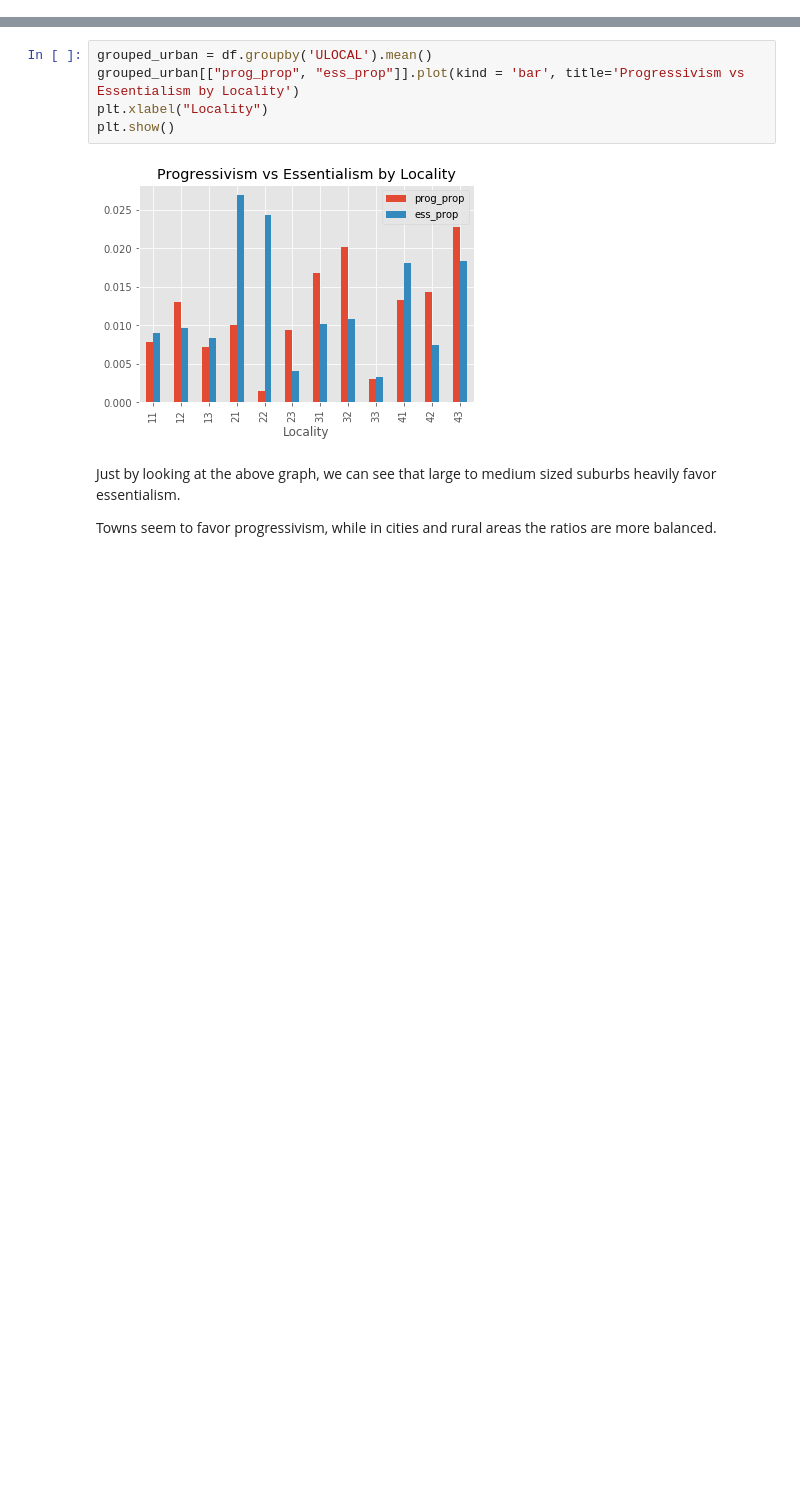
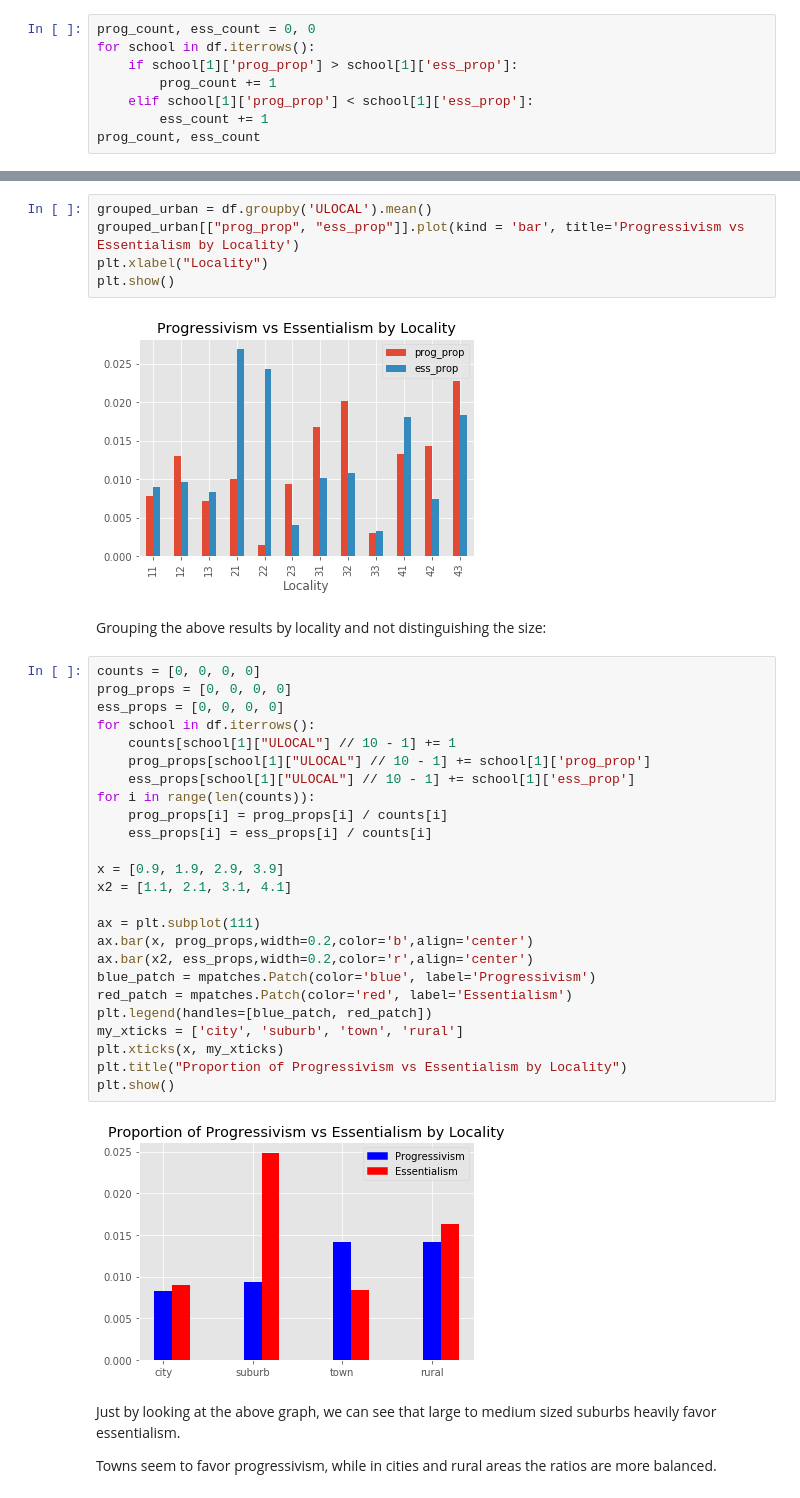
Before and after one commit to comp-strat/text_analysis, a Jupyter notebook: analysis_prelim.ipynb, the cells around one changed output, grey strips where cells are left out. Cells and saved outputs as stored; diff of their text form; blank space fills up the shorter version.

Commit message:
Same analyses, but included a few more graphs and results

```diff
--- a/analysis_prelim.ipynb
+++ b/analysis_prelim.ipynb
@@ -657,3 +658,11 @@ plt.title("Progressivism vs Essentialism")
 plt.show()
 # %% [output]
 [figure]
+# %%
+prog_count, ess_count = 0, 0
+for school in df.iterrows():
+    if school[1]['prog_prop'] > school[1]['ess_prop']:
+        prog_count += 1
+    elif school[1]['prog_prop'] < school[1]['ess_prop']:
+        ess_count += 1
+prog_count, ess_count
@@ -670,6 +681,35 @@ plt.xlabel("Locality")
 plt.show()
 # %% [output]
 [figure]
+# %% [markdown]
+Grouping the above results by locality and not distinguishing the size:
+# %%
+counts = [0, 0, 0, 0]
+prog_props = [0, 0, 0, 0]
+ess_props = [0, 0, 0, 0]
+for school in df.iterrows():
+    counts[school[1]["ULOCAL"] // 10 - 1] += 1
+    prog_props[school[1]["ULOCAL"] // 10 - 1] += school[1]['prog_prop']
+    ess_props[school[1]["ULOCAL"] // 10 - 1] += school[1]['ess_prop']
+for i in range(len(counts)):
+    prog_props[i] = prog_props[i] / counts[i]
+    ess_props[i] = ess_props[i] / counts[i]
+
+x = [0.9, 1.9, 2.9, 3.9]
+x2 = [1.1, 2.1, 3.1, 4.1]
+
+ax = plt.subplot(111)
+ax.bar(x, prog_props,width=0.2,color='b',align='center')
+ax.bar(x2, ess_props,width=0.2,color='r',align='center')
+blue_patch = mpatches.Patch(color='blue', label='Progressivism')
+red_patch = mpatches.Patch(color='red', label='Essentialism')
+plt.legend(handles=[blue_patch, red_patch])
+my_xticks = ['city', 'suburb', 'town', 'rural']
+plt.xticks(x, my_xticks)
+plt.title("Proportion of Progressivism vs Essentialism by Locality")
+plt.show()
+# %% [output]
+[figure, added]
 # %% [markdown]
 Just by looking at the above graph, we can see that large to medium sized suburbs heavily favor essentialism.
 
```
Also changed, not shown: parts of 6 cells of this notebook.
